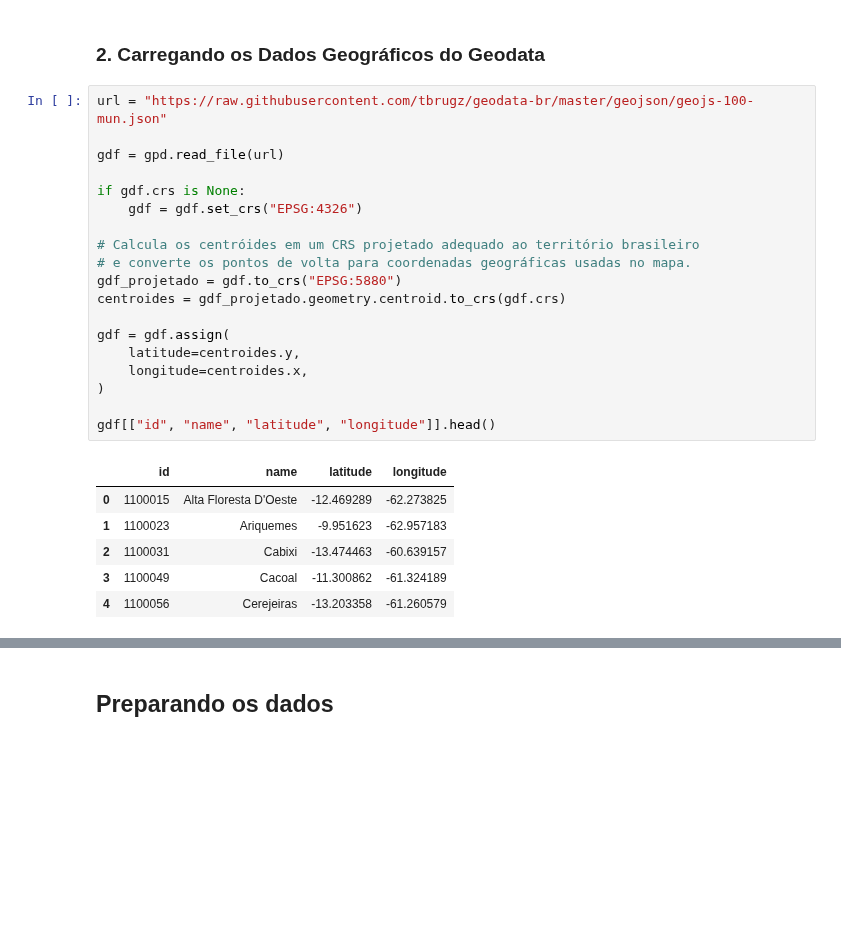
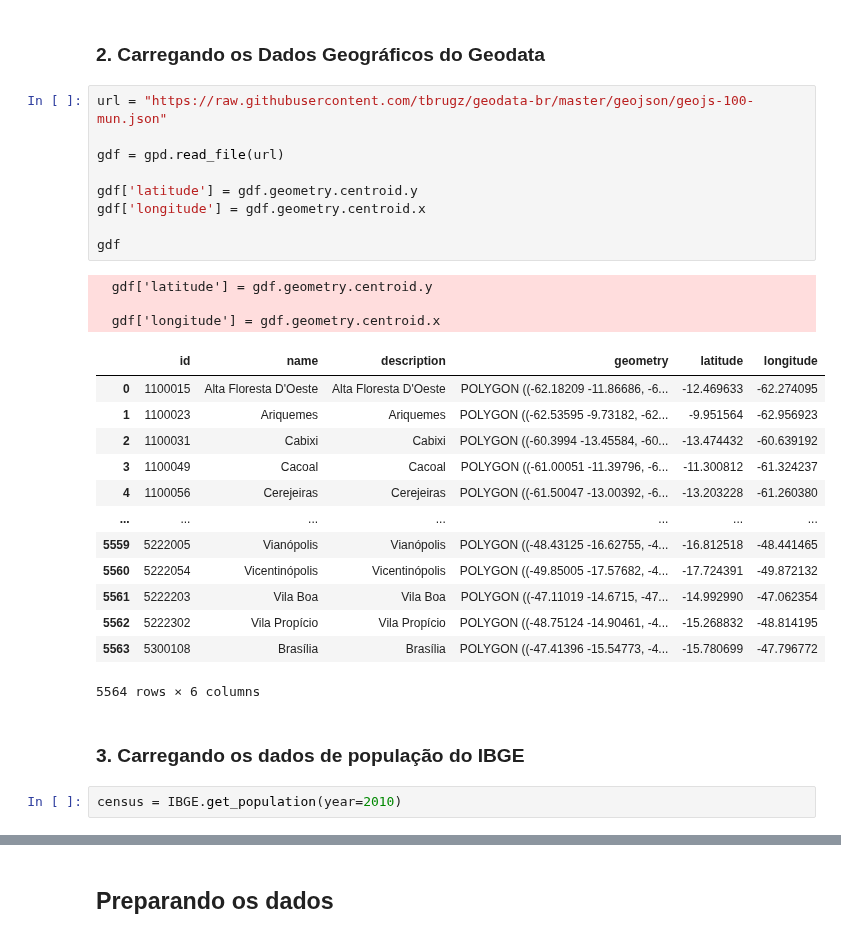
Before and after one commit to Romulol-B/Pysus-IBGE, a Jupyter notebook: sinan.ipynb, the cells around one changed output, grey strips where cells are left out. Drawn from its saved outputs; the diff is of its cells as text; blank space fills up the shorter version.

```diff
--- a/sinan.ipynb
+++ b/sinan.ipynb
@@ -65,26 +74,30 @@ Schema([('ID_MUNICIP', String),
 # %%
 url = "https://raw.githubusercontent.com/tbrugz/geodata-br/master/geojson/geojs-100-mun.json"
 
 gdf = gpd.read_file(url)
 
-if gdf.crs is None:
-    gdf = gdf.set_crs("EPSG:4326")
+gdf['latitude'] = gdf.geometry.centroid.y
+gdf['longitude'] = gdf.geometry.centroid.x
 
-# Calcula os centróides em um CRS projetado adequado ao território brasileiro
-# e converte os pontos de volta para coordenadas geográficas usadas no mapa.
-gdf_projetado = gdf.to_crs("EPSG:5880")
-centroides = gdf_projetado.geometry.centroid.to_crs(gdf.crs)
-
-gdf = gdf.assign(
-    latitude=centroides.y,
-    longitude=centroides.x,
-)
-
-gdf[["id", "name", "latitude", "longitude"]].head()
+gdf
 # %% [output]
+  gdf['latitude'] = gdf.geometry.centroid.y
+
+  gdf['longitude'] = gdf.geometry.centroid.x
-|  | id | name | latitude | longitude |
-| 0 | 1100015 | Alta Floresta D'Oeste | -12.469289 | -62.273825 |
-| 1 | 1100023 | Ariquemes | -9.951623 | -62.957183 |
-| 2 | 1100031 | Cabixi | -13.474463 | -60.639157 |
-| 3 | 1100049 | Cacoal | -11.300862 | -61.324189 |
-| 4 | 1100056 | Cerejeiras | -13.203358 | -61.260579 |
+|  | id | name | description | geometry | latitude | longitude |
+| 0 | 1100015 | Alta Floresta D'Oeste | Alta Floresta D'Oeste | POLYGON ((-62.18209 -11.86686, -6... | -12.469633 | -62.274095 |
+| 1 | 1100023 | Ariquemes | Ariquemes | POLYGON ((-62.53595 -9.73182, -62... | -9.951564 | -62.956923 |
+| 2 | 1100031 | Cabixi | Cabixi | POLYGON ((-60.3994 -13.45584, -60... | -13.474432 | -60.639192 |
+| 3 | 1100049 | Cacoal | Cacoal | POLYGON ((-61.00051 -11.39796, -6... | -11.300812 | -61.324237 |
+| 4 | 1100056 | Cerejeiras | Cerejeiras | POLYGON ((-61.50047 -13.00392, -6... | -13.203228 | -61.260380 |
+| ... | ... | ... | ... | ... | ... | ... |
+| 5559 | 5222005 | Vianópolis | Vianópolis | POLYGON ((-48.43125 -16.62755, -4... | -16.812518 | -48.441465 |
+| 5560 | 5222054 | Vicentinópolis | Vicentinópolis | POLYGON ((-49.85005 -17.57682, -4... | -17.724391 | -49.872132 |
+| 5561 | 5222203 | Vila Boa | Vila Boa | POLYGON ((-47.11019 -14.6715, -47... | -14.992990 | -47.062354 |
+| 5562 | 5222302 | Vila Propício | Vila Propício | POLYGON ((-48.75124 -14.90461, -4... | -15.268832 | -48.814195 |
+| 5563 | 5300108 | Brasília | Brasília | POLYGON ((-47.41396 -15.54773, -4... | -15.780699 | -47.796772 |
+5564 rows × 6 columns
+# %% [markdown]
+### 3. Carregando os dados de população do IBGE
+# %%
+census = IBGE.get_population(year=2010)
```
Also changed, not shown: parts of 31 cells of this notebook, 4 other files.
